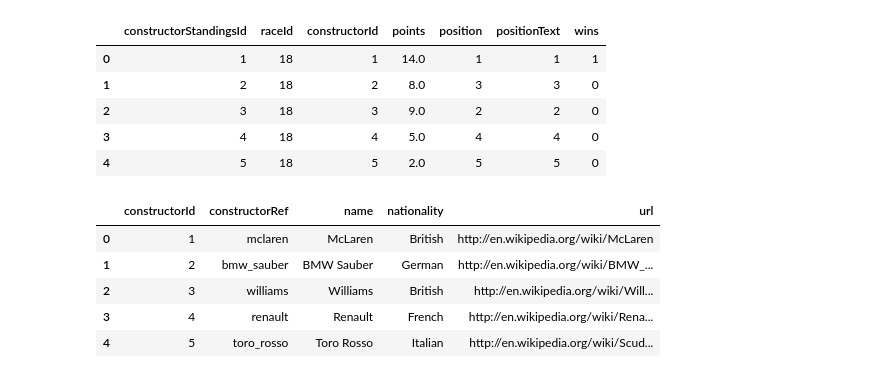
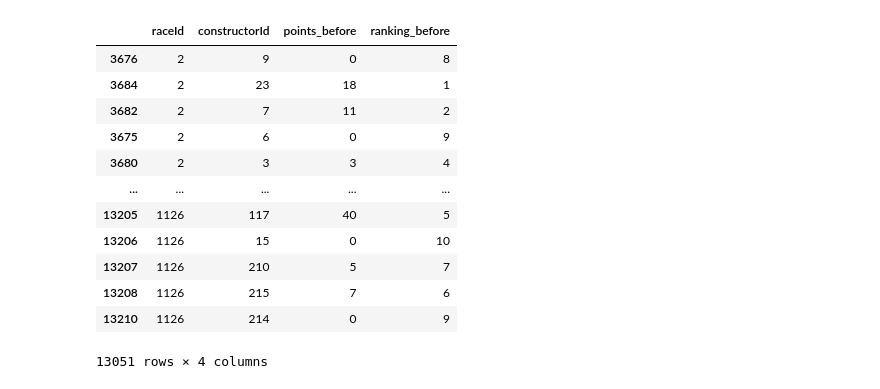
Before and after one commit to Maac111/F1-prediction, a Jupyter notebook: F1_model.ipynb, the cells around one changed output. Saved outputs shown, nothing was run; the diff lists cells and outputs as text; code cells hidden in the pictures.

```diff
--- a/F1_model.ipynb
+++ b/F1_model.ipynb
@@ -1,3 +1,5 @@
 # %%
 import pandas as pd
+# %%
+pd.set_option('display.max_columns', None)
 # %%
@@ -47,18 +62,26 @@ constructor_results.head()
+# %%
+# Stworzenie zmiennej z punktami/rankingiem teamu przed danym wyścigiem
+
+constructor_standings = constructor_standings.sort_values(by='raceId')
+constructor_standings['points_before'] = constructor_standings.groupby('constructorId')['points'].shift(1)
+constructor_standings['ranking_before'] = constructor_standings.groupby('constructorId')['position'].shift(1)
+constructor_standings.dropna(inplace=True)
+constructor_standings['points_before']=constructor_standings['points_before'].astype(int)
+constructor_standings['ranking_before']=constructor_standings['ranking_before'].astype(int)
+constructor_standings = constructor_standings[['raceId','constructorId','points_before','ranking_before']]
 # %%
-constructor_standings.head()
+constructor_standings
 # %% [output]
-|  | constructorStandingsId | raceId | constructorId | points | position | positionText | wins |
-| 0 | 1 | 18 | 1 | 14.0 | 1 | 1 | 1 |
-| 1 | 2 | 18 | 2 | 8.0 | 3 | 3 | 0 |
-| 2 | 3 | 18 | 3 | 9.0 | 2 | 2 | 0 |
-| 3 | 4 | 18 | 4 | 5.0 | 4 | 4 | 0 |
-| 4 | 5 | 18 | 5 | 2.0 | 5 | 5 | 0 |
+|  | raceId | constructorId | points_before | ranking_before |
+| 3676 | 2 | 9 | 0 | 8 |
+| 3684 | 2 | 23 | 18 | 1 |
+| 3682 | 2 | 7 | 11 | 2 |
+| 3675 | 2 | 6 | 0 | 9 |
+| 3680 | 2 | 3 | 3 | 4 |
+| ... | ... | ... | ... | ... |
+| 13205 | 1126 | 117 | 40 | 5 |
+| 13206 | 1126 | 15 | 0 | 10 |
+| 13207 | 1126 | 210 | 5 | 7 |
+| 13208 | 1126 | 215 | 7 | 6 |
+| 13210 | 1126 | 214 | 0 | 9 |
+13051 rows × 4 columns
-# %%
-constructors.head()
-# %% [output]
-|  | constructorId | constructorRef | name | nationality | url |
-| 0 | 1 | mclaren | McLaren | British | http://en.wikipedia.org/wiki/McLaren |
-| 1 | 2 | bmw_sauber | BMW Sauber | German | http://en.wikipedia.org/wiki/BMW_... |
-| 2 | 3 | williams | Williams | British | http://en.wikipedia.org/wiki/Will... |
-| 3 | 4 | renault | Renault | French | http://en.wikipedia.org/wiki/Rena... |
-| 4 | 5 | toro_rosso | Toro Rosso | Italian | http://en.wikipedia.org/wiki/Scud... |
```
Also changed, not shown: parts of 23 cells of this notebook.
